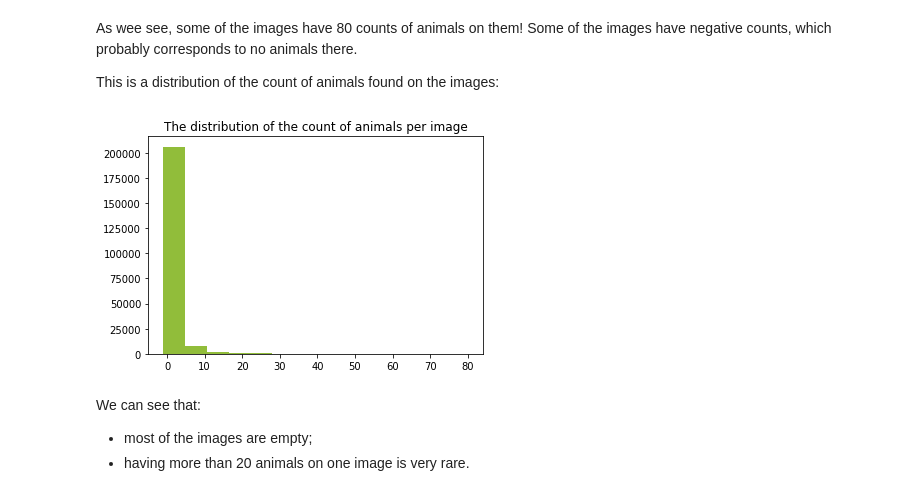
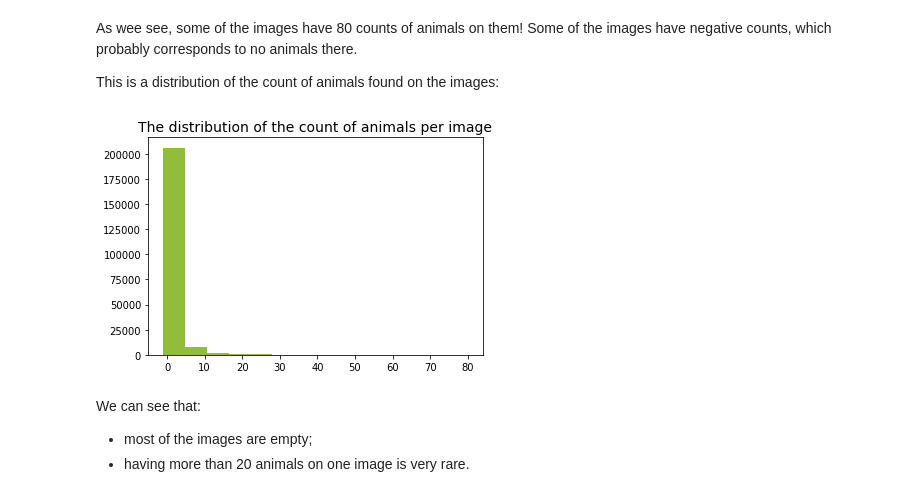
Before and after one commit to Lexie88rus/iWildCam, a Jupyter notebook: iwildcam-eda.ipynb, the cells around one changed output. Cells and saved outputs as stored; diff of their text form; code cells hidden in the pictures.

```diff
--- a/iwildcam-eda.ipynb
+++ b/iwildcam-eda.ipynb
@@ -140,10 +143,10 @@ Some of the images have negative counts, which probably corresponds to no animal
 This is a distribution of the count of animals found on the images:
 # %%
 plt.hist(counts_per_image['count'].values, bins=14, color='#91bd3a')
-plt.title('The distribution of the count of animals per image')
+plt.title('The distribution of the count of animals per image', fontsize=14)
 plt.show()
 # %% [output]
-[figure, old version]
+[figure, new version]
 # %% [markdown]
 We can see that:
 * most of the images are empty;
```
Also changed, not shown: parts of 33 cells of this notebook.
